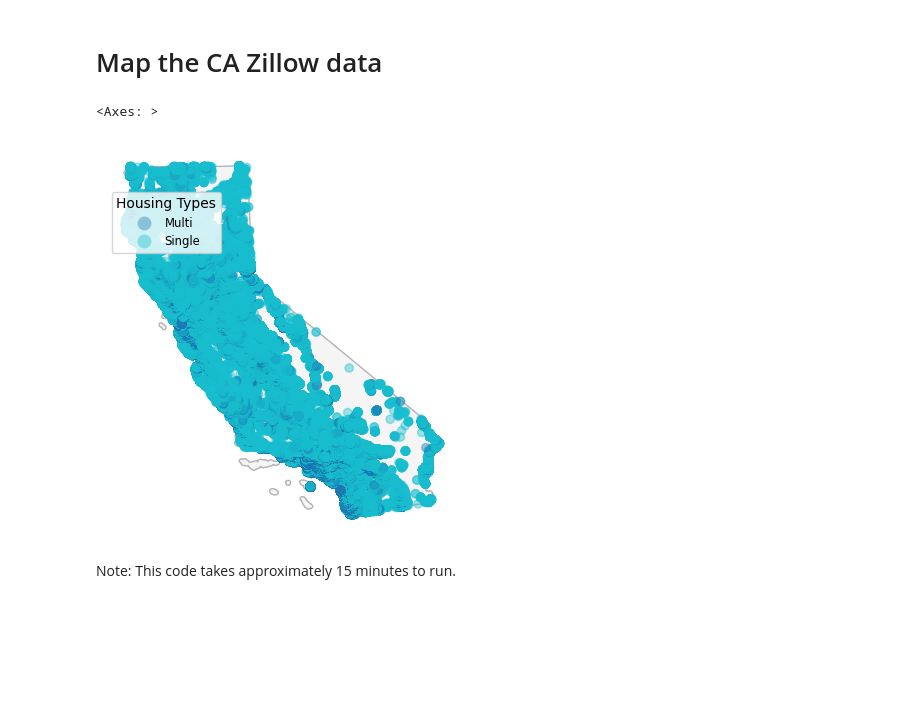
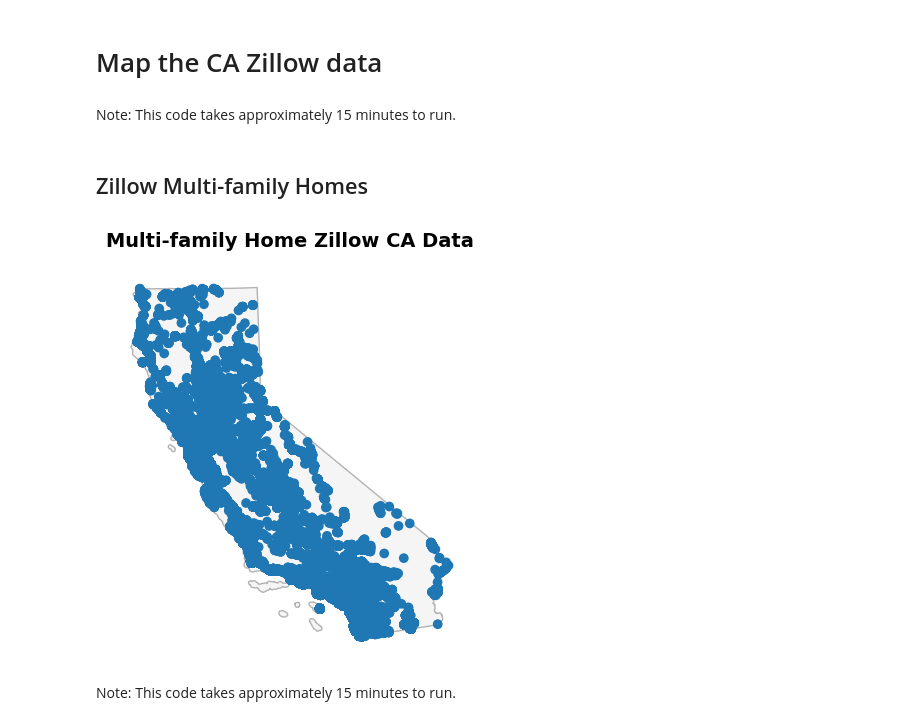
Before and after one commit to sofiasarak/ElectriGrid, a Jupyter notebook: zillowmap.ipynb, the cells around one changed output. Saved outputs shown, nothing was run; the diff lists cells and outputs as text; code cells hidden in the pictures; blank space fills up the shorter version.

Commit message:
Explore map of only multifamily home

```diff
--- a/zillowmap.ipynb
+++ b/zillowmap.ipynb
@@ -112,24 +109,3 @@ assert ca.crs == zillowmap.crs
 ca_zillow = gpd.clip(zillowmap, ca)
 # %% [markdown]
 # Map the CA Zillow data
-# %%
-fig, ax = plt.subplots(figsize=(11, 5))
-ax.axis('off')
-
-ca.plot(ax = ax, color = 'whitesmoke', edgecolor='0.7')
-ca_zillow.plot(ax=ax,
-               zorder = 1, # specify layer plotting order
-               column = 'type',
-               legend = True,
-               alpha = 0.4,
-               legend_kwds={'title': "Housing Types",
-                            'loc': 'upper left',
-                            'bbox_to_anchor':(0,0.9),
-                            'fontsize':'small'})
-
-ax.set_title('Zillow CA data', fontsize = 14, fontweight = 'bold')
-
-plt.show()
-# %% [output]
-<Axes: >
-[figure, removed]
@@ -136,2 +130,22 @@ plt.show()
 # %% [markdown]
 Note: This code takes approximately 15 minutes to run.
+# %% [markdown]
+## Zillow Multi-family Homes
+# %%
+multi_zillow = ca_zillow[ca_zillow['type']== 'Multi']
+# %%
+fig, ax = plt.subplots(figsize=(11, 5))
+ax.axis('off')
+
+ca.plot(ax = ax, color = 'whitesmoke', edgecolor='0.7')
+multi_zillow.plot(ax=ax,
+               zorder = 1, # specify layer plotting order
+               column = 'type')
+
+ax.set_title('Multi-family Home Zillow CA Data', fontsize = 14, fontweight = 'bold')
+
+plt.show()
+# %% [output]
+[figure, added]
+# %% [markdown]
+Note: This code takes approximately 15 minutes to run.
```
Also changed, not shown: parts of 3 cells of this notebook.
